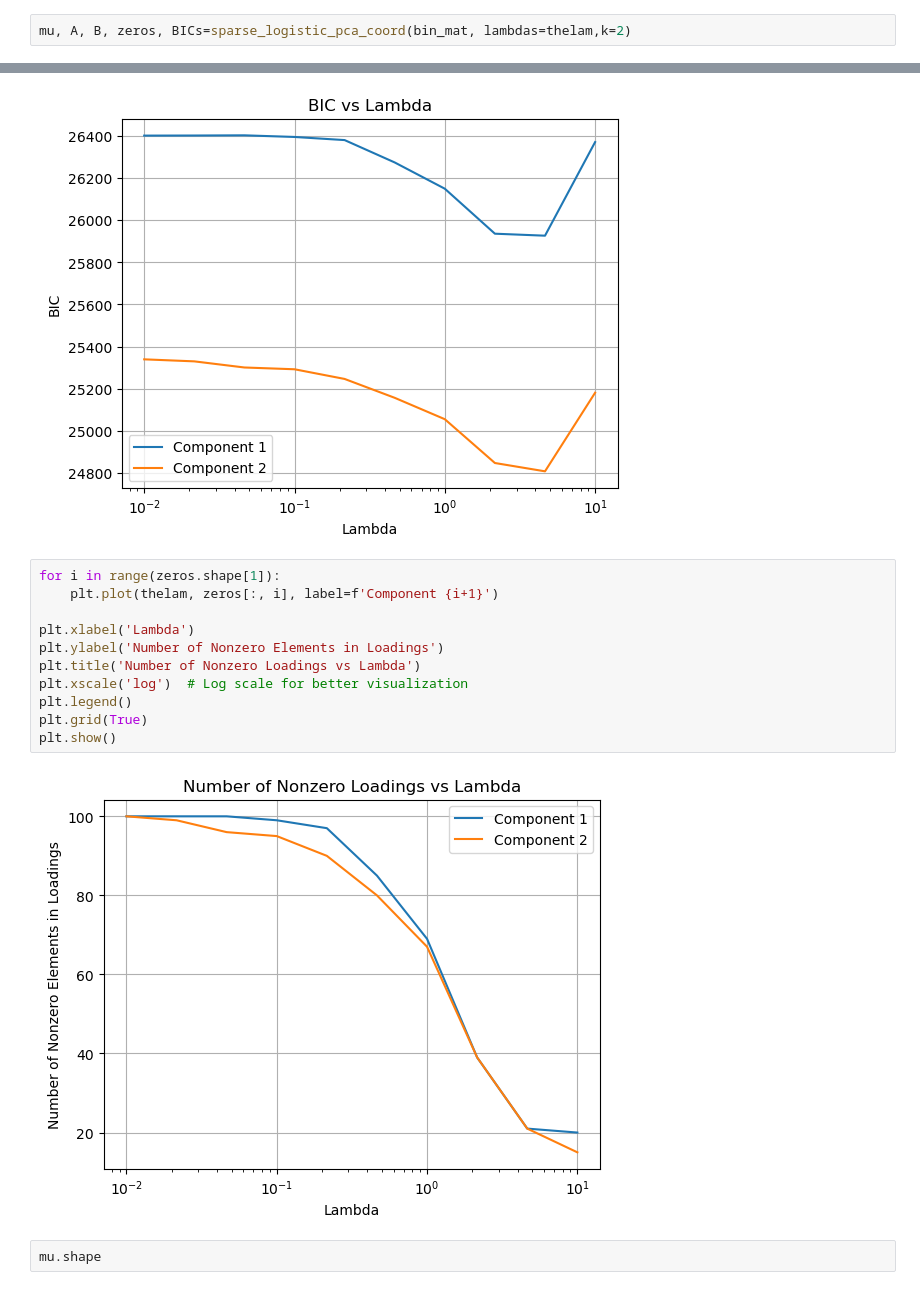
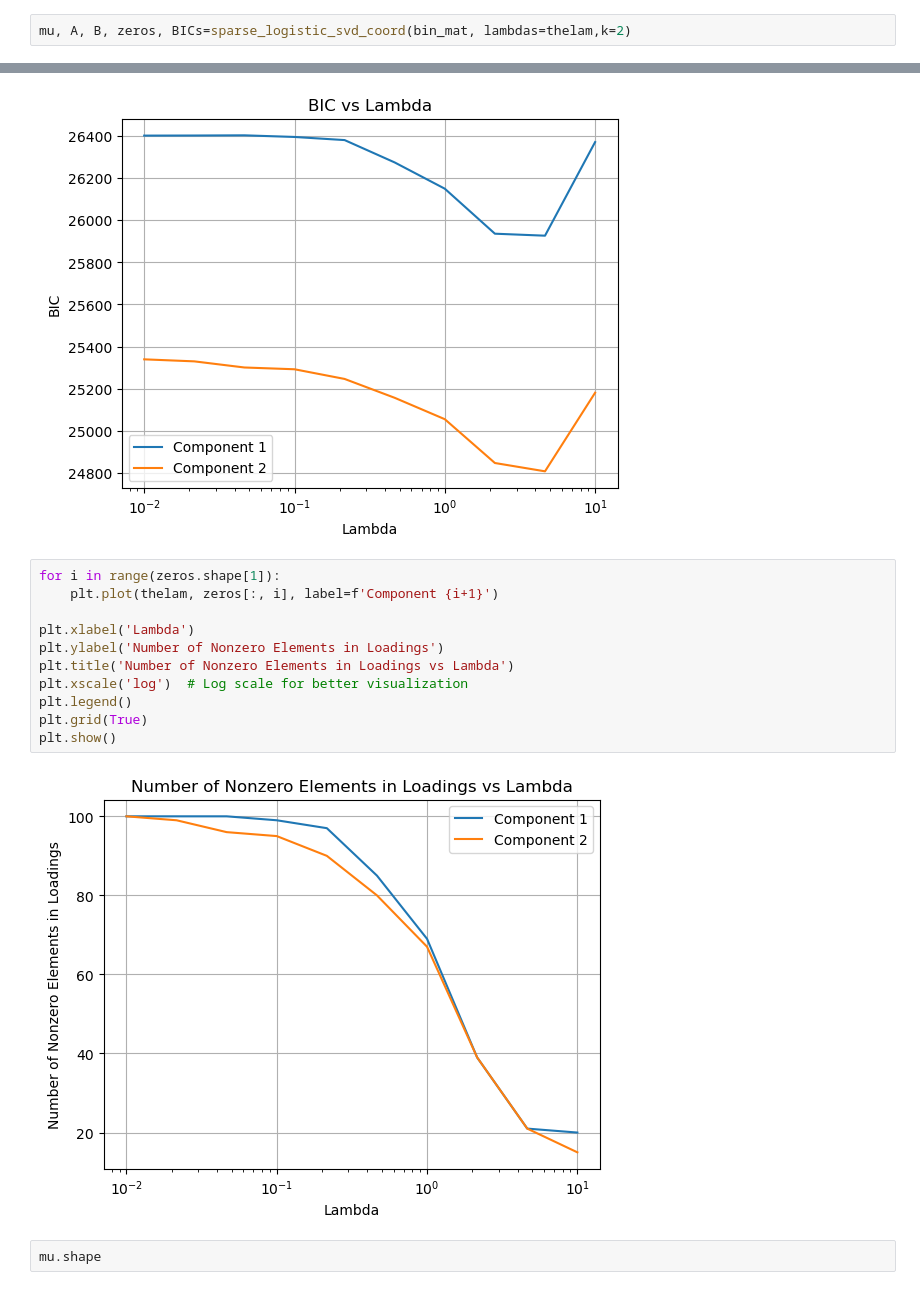
Before and after one commit to andyzhangstat/SLSVD, a Jupyter notebook: docs/example.ipynb, the cells around one changed output, grey strips where cells are left out. Cells and saved outputs as stored; diff of their text form.

```diff
--- a/docs/example.ipynb
+++ b/docs/example.ipynb
@@ -122,2 +125,2 @@ array([ 0.01      ,  0.02154435,  0.04641589,  0.1       ,  0.21544347,
 # %%
-mu, A, B, zeros, BICs=sparse_logistic_pca_coord(bin_mat, lambdas=thelam,k=2)
+mu, A, B, zeros, BICs=sparse_logistic_svd_coord(bin_mat, lambdas=thelam,k=2)
@@ -173,16 +174,16 @@ plt.show()
 # %%
 for i in range(zeros.shape[1]):
     plt.plot(thelam, zeros[:, i], label=f'Component {i+1}')
 
 plt.xlabel('Lambda')
 plt.ylabel('Number of Nonzero Elements in Loadings')
-plt.title('Number of Nonzero Loadings vs Lambda')
+plt.title('Number of Nonzero Elements in Loadings vs Lambda')
 plt.xscale('log')  # Log scale for better visualization
 plt.legend()
 plt.grid(True)
 plt.show()
 # %% [output]
-[figure, old version]
+[figure, new version]
 # %%
 mu.shape
 # %% [output]
```
Also changed, not shown: parts of 25 cells of this notebook, 2 other files.
